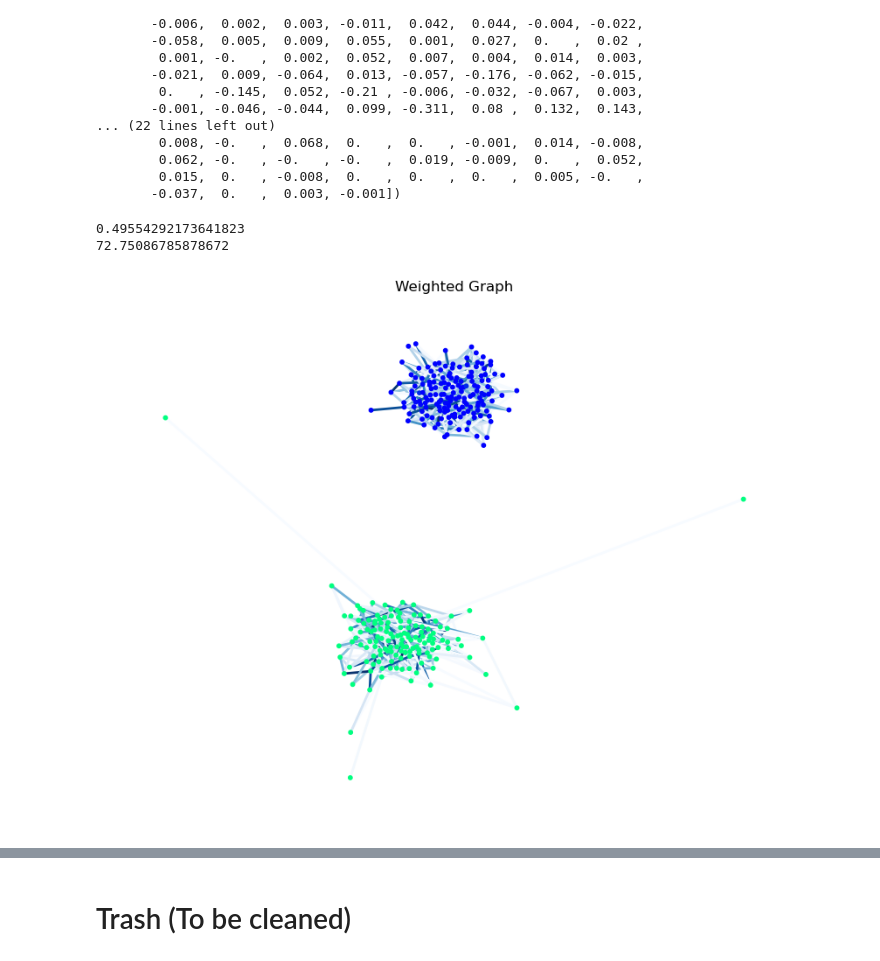
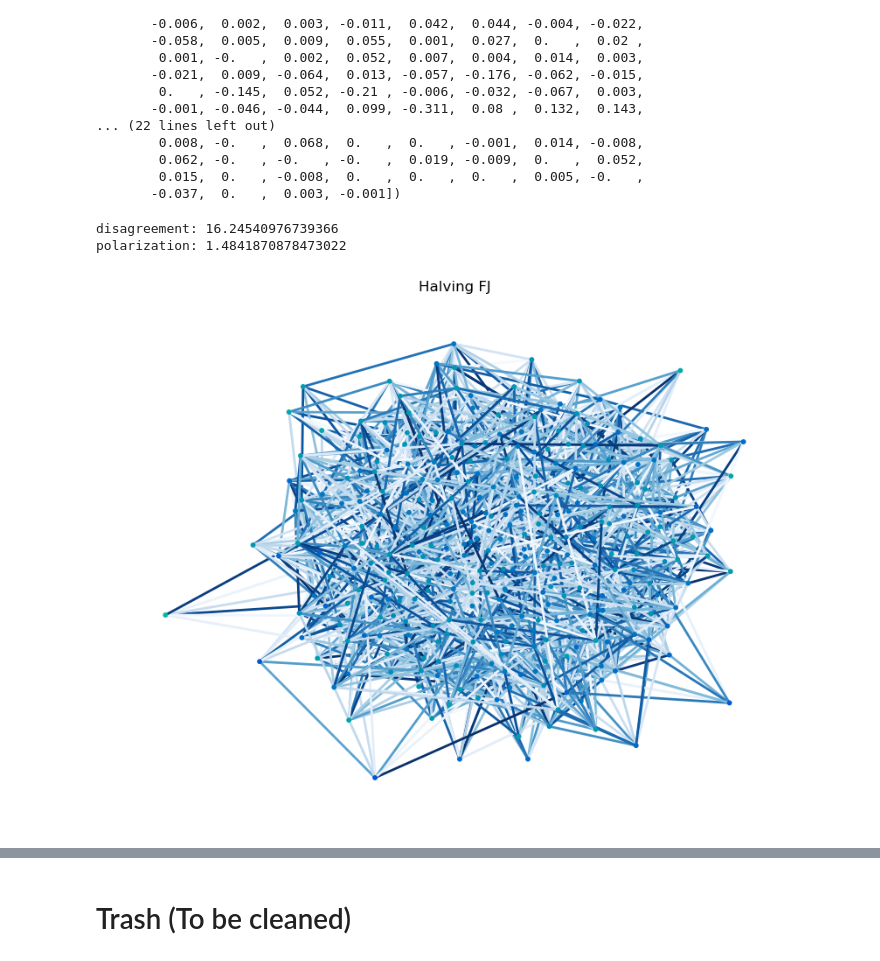
Before and after one commit to JamesZhang2/Opinion-Dynamics, a Jupyter notebook: FJ_Model.ipynb, the cells around one changed output, grey strips where cells are left out. Drawn from its saved outputs; the diff is of its cells as text; code cells hidden in the pictures.

```diff
--- a/FJ_Model.ipynb
+++ b/FJ_Model.ipynb
@@ -97,12 +151,15 @@ class ErdosRenyiFJ:
 # %%
 class HalvingFJ(ErdosRenyiFJ):
-    def __init__(self, n, p, w_lower, w_upper, internal_lower, internal_upper, theta, discount_factor=1/2, directed=False):
+    def __init__(self, n, p, w_lower, w_upper, internal_lower, internal_upper, theta, internal_dtbn="bernoulli", discount_factor=1/2, directed=False):
         ''' people whose expressed opinion differ by more than theta have their weights multiplied by the discount factor '''
-        super().__init__(n, p, w_lower, w_upper, internal_lower, internal_upper, directed)
+        super().__init__(n, p, w_lower, w_upper, internal_lower, internal_upper, internal_dtbn, directed)
         self.theta = theta
         self.discount_factor = discount_factor
 
     def update_weights(self):
         # np.abs(self.expressed.reshape(-1, 1) - self.expressed) > self.theta is 1 if they're very different and 0 if they're close
         self.weights = (1 - (np.abs(self.expressed.reshape(-1, 1) - self.expressed) > self.theta) * (1 - self.discount_factor)) * self.weights
+
+    def plot_network(self, threshold=0.001, title="Halving FJ"):
+        super().plot_network(threshold, title)
 # %%
@@ -297,13 +356,17 @@ array([-0.   , -0.   ,  0.   , -0.017,  0.   ,  0.   ,  0.   , -0.   ,
         0.015,  0.   , -0.008,  0.   ,  0.   ,  0.   ,  0.005, -0.   ,
        -0.037,  0.   ,  0.003, -0.001])
 # %%
-G = HalvingFJ(n=300, p=0.05, w_lower=0, w_upper=1, internal_lower=0, internal_upper=1, theta=0.2)
+# Halving FJ plotting sandbox
+n = 300
+p = 0.055
+theta = 0.325
+G = HalvingFJ(n, p, w_lower=0, w_upper=1, internal_lower=0, internal_upper=1, internal_dtbn="bernoulli", theta=theta)
 G.run_t_steps(1000)
 # print(G)
-print(G.disagreement())
-print(G.polarization())
+print("disagreement:", G.disagreement())
+print("polarization:", G.polarization())
 G.plot_network()
 # %% [output]
-0.49554292173641823
-72.75086785878672
+disagreement: 16.24540976739366
+polarization: 1.4841870878473022
-[figure, old version]
+[figure, new version]
```
Also changed, not shown: parts of 6 cells of this notebook.
